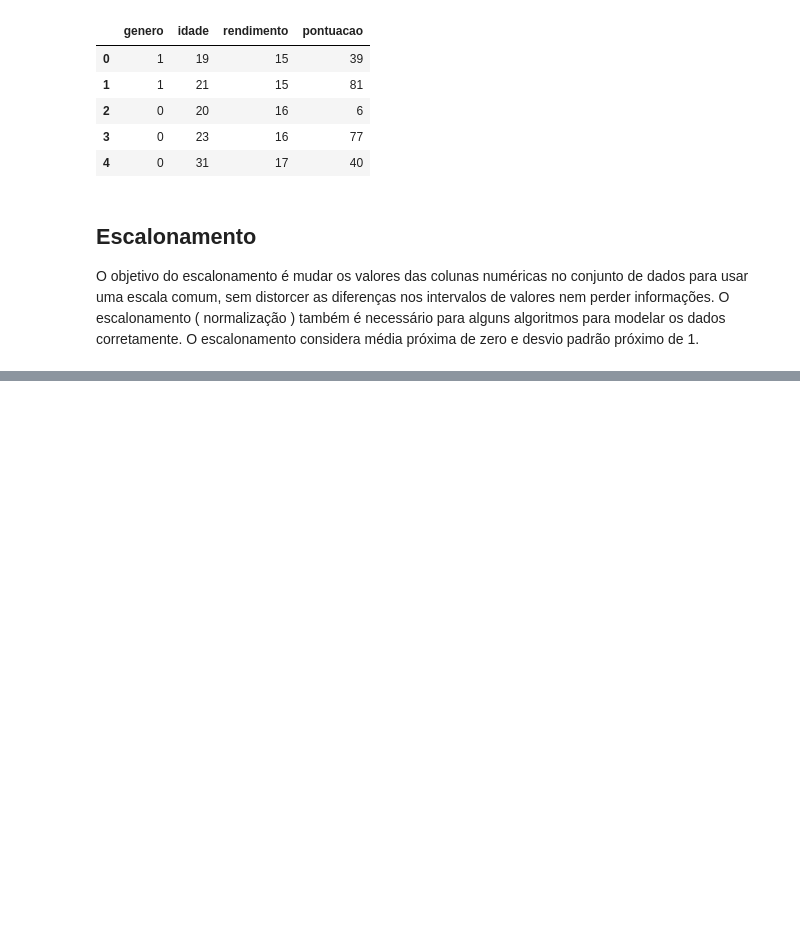
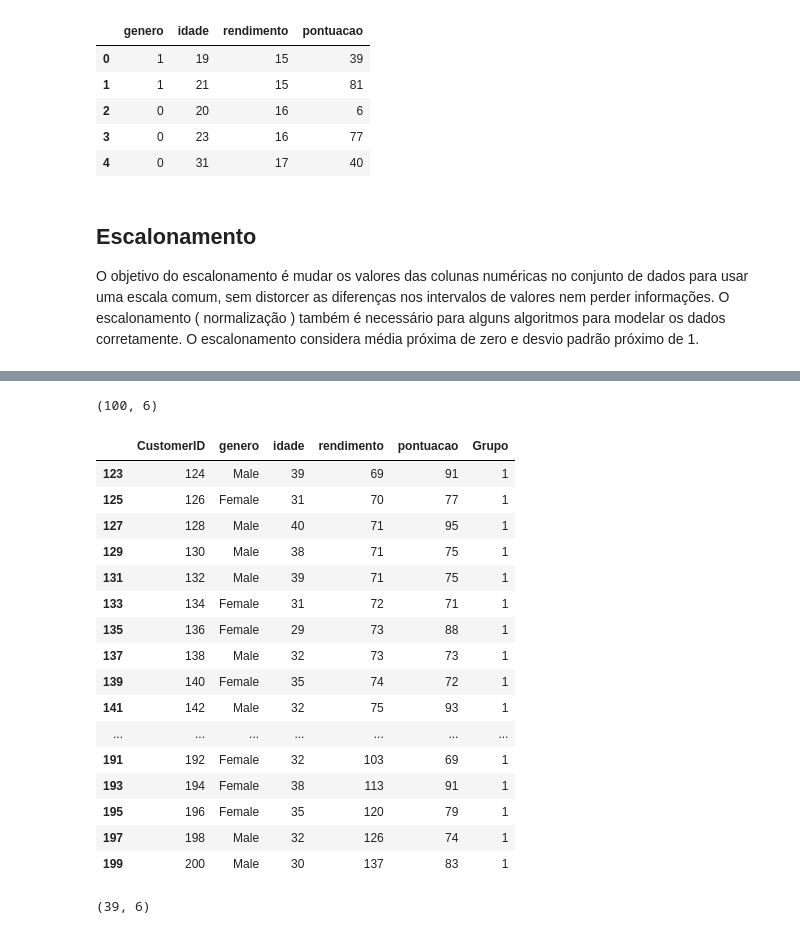
Before and after one commit to mauricionoronha/segclient, a Jupyter notebook: ML_NAO_SUPERV_CLUSTERING.ipynb, the cells around one changed output, grey strips where cells are left out. Saved outputs shown, nothing was run; the diff lists cells and outputs as text; code cells hidden in the pictures; blank space fills up the shorter version.

```diff
--- a/ML_NAO_SUPERV_CLUSTERING.ipynb
+++ b/ML_NAO_SUPERV_CLUSTERING.ipynb
@@ -255,0 +293,2 @@ array([[ 1.12815215, -1.42456879, -1.73899919, -0.43480148],
+# %%
+kmeans1 = kmeans.fit(dados)
@@ -255,0 +304,4 @@ array([[ 1.12815215, -1.42456879, -1.73899919, -0.43480148],
+# %%
+# Classificação dos dados
+classificacao = kmeans1.labels_
+classificacao
@@ -255,0 +346,3 @@ array([[ 1.12815215, -1.42456879, -1.73899919, -0.43480148],
+# %%
+agrupamento = pd.DataFrame(classificacao, columns = ["Grupo"])
+agrupamento
@@ -255,0 +363,4 @@ array([[ 1.12815215, -1.42456879, -1.73899919, -0.43480148],
+# %%
+# Juntando o atributo Grupo ao dataframe original. Será criado um novo dataframe para manter a integridade dos dados
+df3 = pd.concat([df,agrupamento],axis=1)
+df3
@@ -255,0 +418,31 @@ array([[ 1.12815215, -1.42456879, -1.73899919, -0.43480148],
+# %%
+# Visualizando a quantidade de linhas e colunas
+grupo0.shape
+# %% [output]
+(100, 6)
+# %%
+# Criando um dataframe apenas com o grupo 1
+grupo1 = df3.loc[df3.Grupo==1]
+grupo1
+# %% [output]
+|  | CustomerID | genero | idade | rendimento | pontuacao | Grupo |
+| 123 | 124 | Male | 39 | 69 | 91 | 1 |
+| 125 | 126 | Female | 31 | 70 | 77 | 1 |
+| 127 | 128 | Male | 40 | 71 | 95 | 1 |
+| 129 | 130 | Male | 38 | 71 | 75 | 1 |
+| 131 | 132 | Male | 39 | 71 | 75 | 1 |
+| 133 | 134 | Female | 31 | 72 | 71 | 1 |
+| 135 | 136 | Female | 29 | 73 | 88 | 1 |
+| 137 | 138 | Male | 32 | 73 | 73 | 1 |
+| 139 | 140 | Female | 35 | 74 | 72 | 1 |
+| 141 | 142 | Male | 32 | 75 | 93 | 1 |
+| ... | ... | ... | ... | ... | ... | ... |
+| 191 | 192 | Female | 32 | 103 | 69 | 1 |
+| 193 | 194 | Female | 38 | 113 | 91 | 1 |
+| 195 | 196 | Female | 35 | 120 | 79 | 1 |
+| 197 | 198 | Male | 32 | 126 | 74 | 1 |
+| 199 | 200 | Male | 30 | 137 | 83 | 1 |
+# %%
+grupo1.shape
+# %% [output]
+(39, 6)
```
Also changed, not shown: parts of 24 cells of this notebook.
